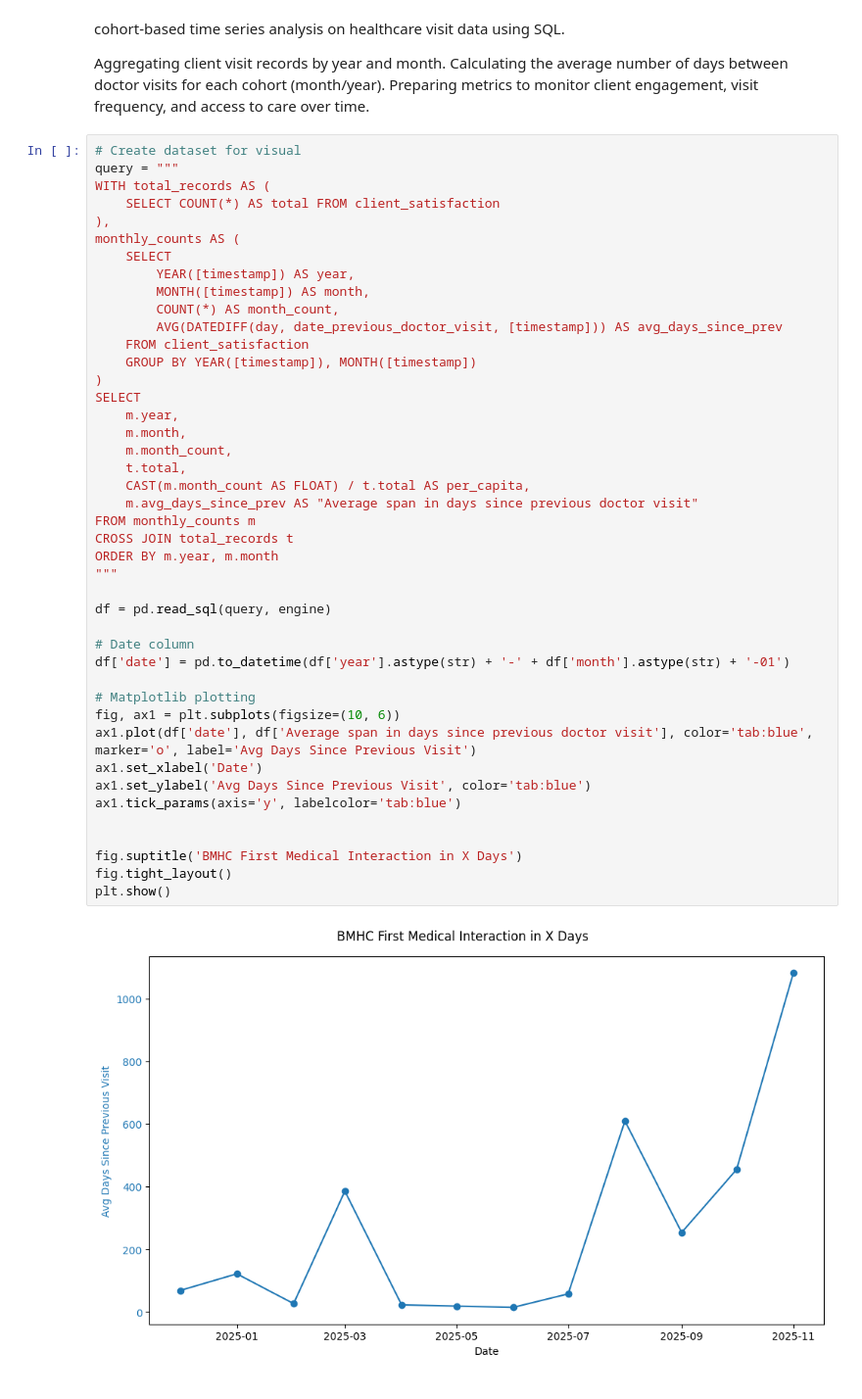
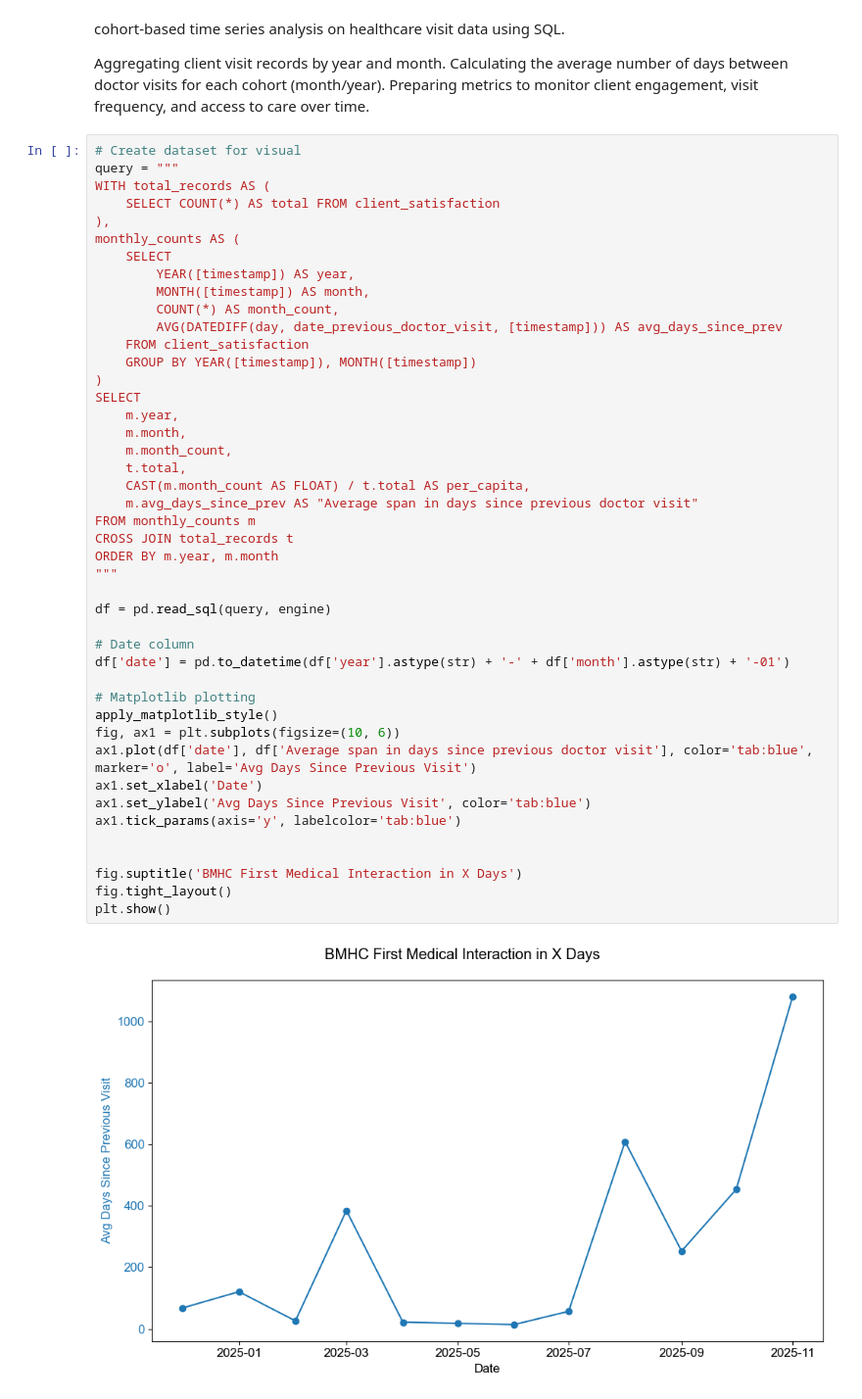
Before and after one commit to MylesTym/BMHC_DA_Prototype, a Jupyter notebook: analysis/example_analysis.ipynb, the cells around one changed output. Shown at 98% size. Saved outputs shown, nothing was run; the diff lists cells and outputs as text.

```diff
--- a/analysis/example_analysis.ipynb
+++ b/analysis/example_analysis.ipynb
@@ -104,31 +100,32 @@ monthly_counts AS (
 )
 SELECT
     m.year,
     m.month,
     m.month_count,
     t.total,
     CAST(m.month_count AS FLOAT) / t.total AS per_capita,
     m.avg_days_since_prev AS "Average span in days since previous doctor visit"
 FROM monthly_counts m
 CROSS JOIN total_records t
 ORDER BY m.year, m.month
 """
 
 df = pd.read_sql(query, engine)
 
 # Date column
 df['date'] = pd.to_datetime(df['year'].astype(str) + '-' + df['month'].astype(str) + '-01')
 
 # Matplotlib plotting
+apply_matplotlib_style()
 fig, ax1 = plt.subplots(figsize=(10, 6))
 ax1.plot(df['date'], df['Average span in days since previous doctor visit'], color='tab:blue', marker='o', label='Avg Days Since Previous Visit')
 ax1.set_xlabel('Date')
 ax1.set_ylabel('Avg Days Since Previous Visit', color='tab:blue')
 ax1.tick_params(axis='y', labelcolor='tab:blue')
 
 
 fig.suptitle('BMHC First Medical Interaction in X Days')
 fig.tight_layout()
 plt.show()
 # %% [output]
-[figure, old version]
+[figure, new version]
```
Also changed, not shown: parts of 3 cells of this notebook, 2 other files.
